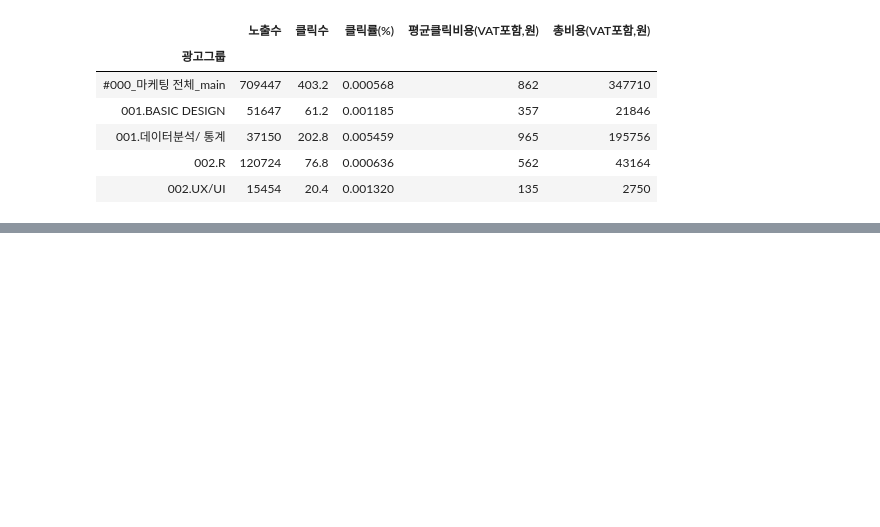
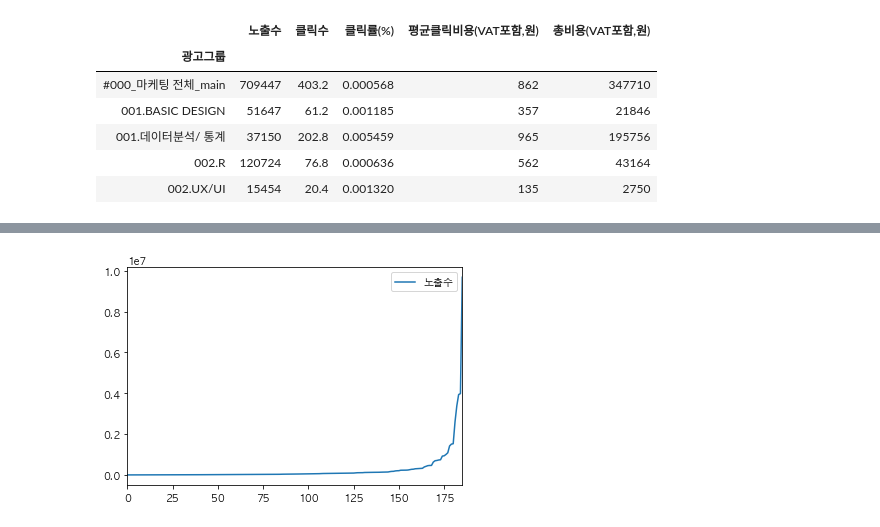
Before and after one commit to Jimalone/machineLearning-and-DataAnalyst-AtoZ, a Jupyter notebook: 마케팅 데이터 분석 /검색광고 데이터 분석4_광고그룹 분석 .ipynb, the cells around one changed output, grey strips where cells are left out. Saved outputs shown, nothing was run; the diff lists cells and outputs as text; code cells hidden in the pictures; blank space fills up the shorter version.

```diff
--- a/마케팅 데이터 분석 /검색광고 데이터 분석4_광고그룹 분석 .ipynb
+++ b/마케팅 데이터 분석 /검색광고 데이터 분석4_광고그룹 분석 .ipynb
@@ -202,0 +221,9 @@ df_group.head()
+# %%
+# 노출수 column을 to-be 로 시각화
+
+# 1) 시리즈의 value를 수치 순서대로 오름차순 정렬하는 것이 필요
+# 2) 정렬된 데이터의 형태대로 다시 index 재생성 후 시각화 해주면 된다.
+((df_group['노출수'].sort_values()).reset_index()).drop('광고그룹', axis = 1).plot()
+plt.show()
+# %% [output]
+[figure, added]
```
Also changed, not shown: parts of 13 cells of this notebook.
